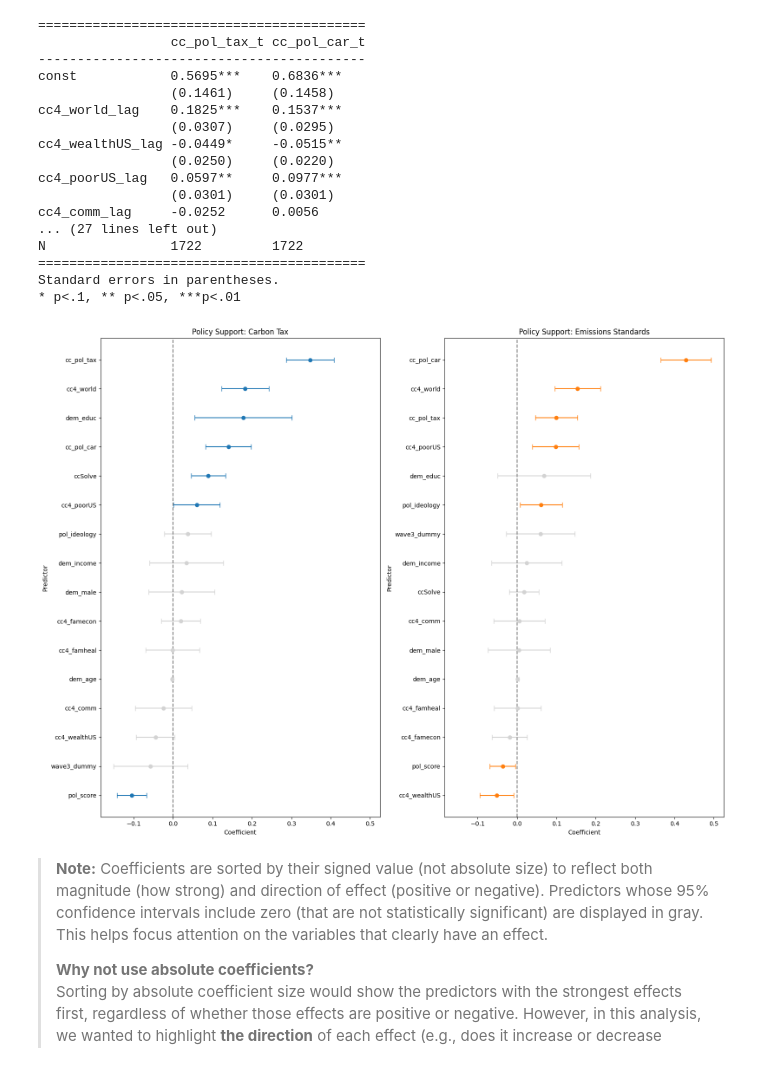
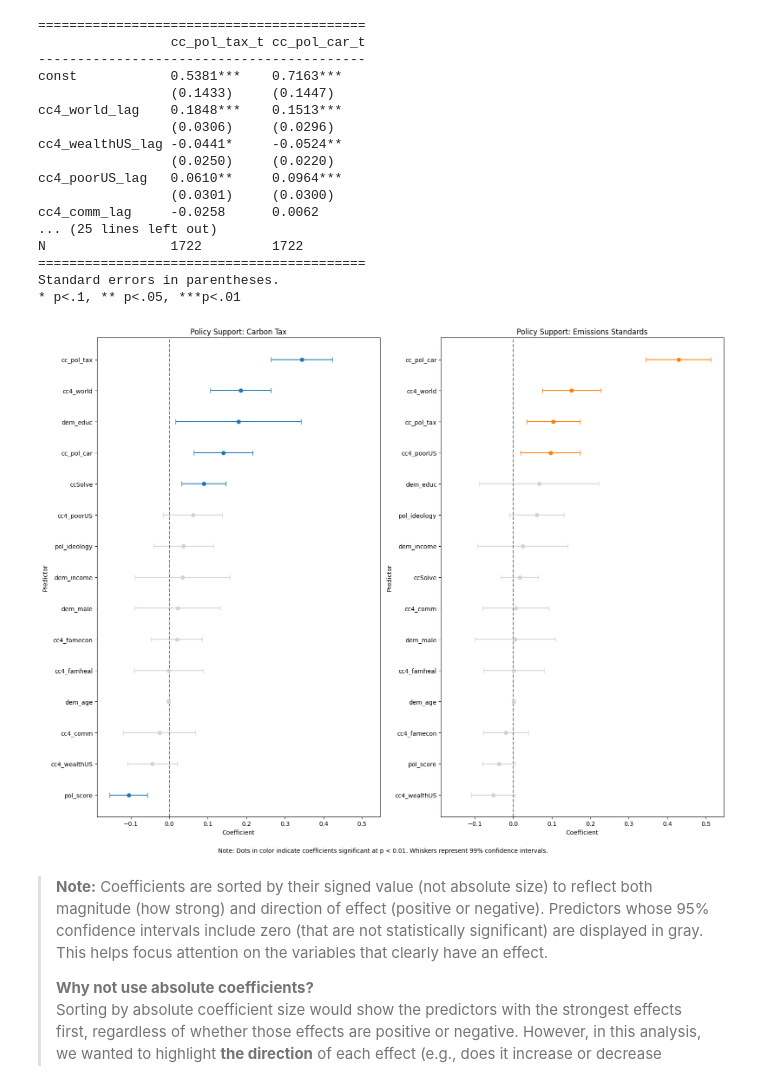
Before and after one commit to paraskevasleivadaros/climate-opinions-and-elections, a Jupyter notebook: notebooks/methods.ipynb, the cells around one changed output. Drawn from its saved outputs; the diff is of its cells as text; code cells hidden in the pictures.

```diff
--- a/notebooks/methods.ipynb
+++ b/notebooks/methods.ipynb
@@ -49,9 +46,6 @@ continuous_predictors = [
     "pol_score", "pol_ideology"
 ]
 
-# Election-period dummy
-wave_dummy = ["wave3_dummy"]
-
 # Sort by PID and WAVE
 data = data.sort_values(by=['PID', 'WAVE'])
 
@@ -59,12 +53,9 @@ data = data.sort_values(by=['PID', 'WAVE'])
 for var in continuous_predictors:
     data[f"{var}_lag"] = data.groupby('PID')[var].shift(1)
 
-# Create wave3_dummy
-data["wave3_dummy"] = (data["WAVE"] == 3).astype(int)
-
 # Combine all lagged vars
 lagged_vars = [f"{var}_lag" for var in continuous_predictors]
-all_predictors = lagged_vars + wave_dummy
+all_predictors = lagged_vars
 
 # Drop missing rows
 panel_var_data = data.dropna(subset=all_predictors + ["cc_pol_tax", "cc_pol_car"])
@@ -92,16 +83,16 @@ print(summary_col(
 ==========================================
                  cc_pol_tax_t cc_pol_car_t
 ------------------------------------------
-const            0.5695***    0.6836***
-                 (0.1461)     (0.1458)
-cc4_world_lag    0.1825***    0.1537***
-                 (0.0307)     (0.0295)
-cc4_wealthUS_lag -0.0449*     -0.0515**
+const            0.5381***    0.7163***
+                 (0.1433)     (0.1447)
+cc4_world_lag    0.1848***    0.1513***
+                 (0.0306)     (0.0296)
+cc4_wealthUS_lag -0.0441*     -0.0524**
                  (0.0250)     (0.0220)
-cc4_poorUS_lag   0.0597**     0.0977***
-                 (0.0301)     (0.0301)
-cc4_comm_lag     -0.0252      0.0056
-... (27 lines left out)
+cc4_poorUS_lag   0.0610**     0.0964***
+                 (0.0301)     (0.0300)
+cc4_comm_lag     -0.0258      0.0062
+... (25 lines left out)
 N                1722         1722
 ==========================================
 Standard errors in parentheses.
@@ -115,15 +106,24 @@ os.makedirs("../results", exist_ok=True)
 # --- Helper function
 def extract_model_info(model, label):
     coefs = model.params
-    conf = model.conf_int()
+    conf = model.conf_int(alpha=0.01)  # 99% CI
+    pvals = model.pvalues  # Get p-values from model
+
     df = pd.DataFrame({
         'predictor': coefs.index,
         'coef': coefs.values,
         'lower': conf[0].values,
         'upper': conf[1].values,
+        'pval': pvals.values,
         'model': label
     }).query("predictor != 'const'")
-    df['significant'] = ~((df['lower'] <= 0) & (df['upper'] >= 0))
+
+    # Previous threshold: p < 0.05 via 95% CI exclusion of zero
+    # df['significant'] = ~((df['lower'] <= 0) & (df['upper'] >= 0))
+
+    # New threshold: p < 0.01 via p-value
+    df['significant'] = df['pval'] < 0.01
+
     df['predictor'] = df['predictor'].str.replace('_lag', '', regex=False)
     return df.sort_values(by='coef', ascending=True)
 
@@ -149,18 +149,23 @@ for ax, df, title, color in zip(
             fmt='o',
             color=plot_color,
             ecolor=plot_color,
             capsize=4
         )
     ax.axvline(0, color='gray', linestyle='--')
     ax.set_title(title)
     ax.set_xlabel("Coefficient")
     ax.set_ylabel("Predictor")
 
 plt.tight_layout()
+fig.text(
+    0.5, -0.02,
+    "Note: Dots in color indicate coefficients significant at p < 0.01. Whiskers represent 99% confidence intervals.",
+    ha='center', fontsize=10
+)
 plt.savefig("../results/rq1_dot_whisker_policy_support.png", dpi=300)
 plt.show()
 # %% [output]
-[figure, old version]
+[figure, new version]
 # %% [markdown]
 > **Note:** Coefficients are sorted by their signed value (not absolute size) to reflect both magnitude (how strong) and direction of effect (positive or negative). Predictors whose 95% confidence intervals include zero (that are not statistically significant) are displayed in gray. This helps focus attention on the variables that clearly have an effect.
 >
```
Also changed, not shown: parts of 13 cells of this notebook, 5 other files.
